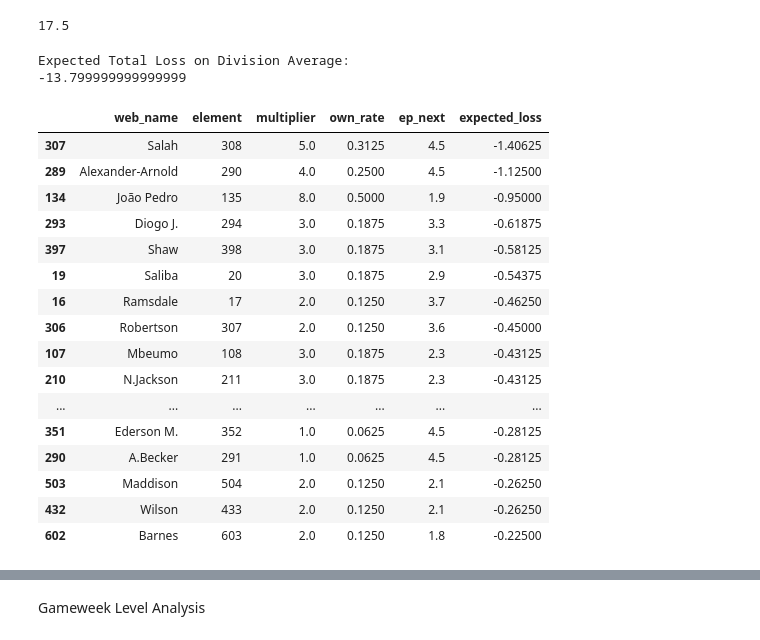
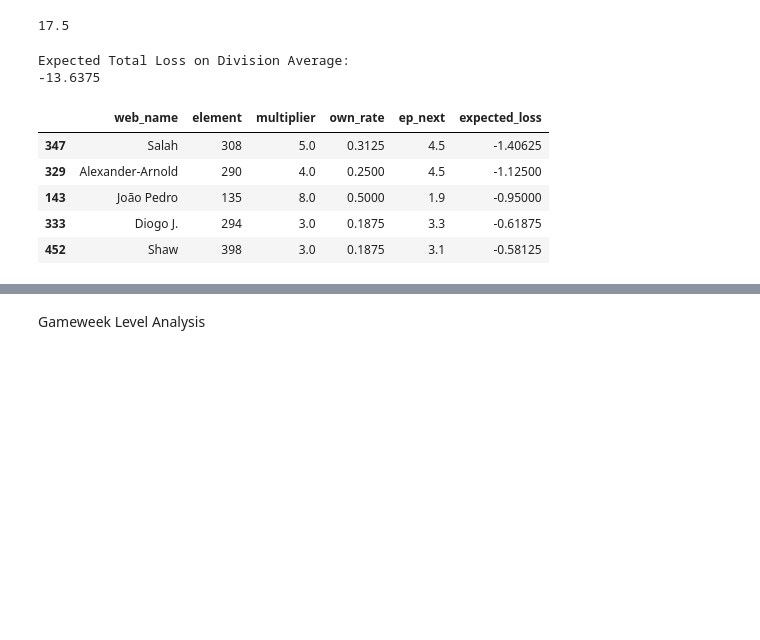
Before and after one commit to chrisimpacts/FPL-Data-Analysis, a Jupyter notebook: FPL-League-Analysis.ipynb, the cells around one changed output, grey strips where cells are left out. Saved outputs shown, nothing was run; the diff lists cells and outputs as text; code cells hidden in the pictures; blank space fills up the shorter version.

```diff
--- a/FPL-League-Analysis.ipynb
+++ b/FPL-League-Analysis.ipynb
@@ -229,0 +118,19 @@ print(alldata.shape)
+# %%
+#Insert into PSQL
+from sqlalchemy import create_engine, text
+from datetime import datetime
+import psycopg2 # python -> psql connection
+import psycopg2.extras
+
+#Import secret settings
+import CJDH_local_settings
+dbname = CJDH_local_settings.local_settings['TRDL_PSQL_Analysis']['dbname']
+user = CJDH_local_settings.local_settings['TRDL_PSQL_Analysis']['user']
+password = CJDH_local_settings.local_settings['TRDL_PSQL_Analysis']['password']
+host = "localhost"
+port = 5432
+
+#Create connection to psql via psycopg2 & sqlalchemy
+connection_string = f'postgresql+psycopg2://{user}:{password}@{host}:{port}/{dbname}'
+engine = create_engine(connection_string)
+engine.autocommit = True  # read documentation understanding when to Use & NOT use # changes will be automatically committed to the database after each statement is executed.
@@ -229,0 +163,11 @@ print(alldata.shape)
+# %%
+query = """
+        SELECT *
+        FROM player_details
+        LEFT JOIN player
+            ON player_details.element = player.id
+        ;
+        """
+with engine.connect() as conn:
+    playerdf = pd.read_sql_query(query, conn)
+playerdf.head()
@@ -249,10 +201,9 @@ ownership['own_rate'] = ownership['multiplier']/max_owns
 
 ownership.sort_values(by='own_rate', ascending=False)
 
-playerdf3 = pd.merge(playerdf2, ownership, how='outer',on='element')
-# playerdf3['expected_gain'] = playerdf3['ep_next'].astype(float)*(1-playerdf3['own_rate'])
-filtered = playerdf3['element'].isin(mypicks)
-gainpicks = playerdf3[filtered].merge(picksdf[picksdf['member']==me],how='left',on='element',suffixes=('','_myteam'))
+playerdf = pd.merge(playerdf, ownership, how='outer',on='element')
+filtered = playerdf['element'].isin(mypicks)
+gainpicks = playerdf[filtered].merge(picksdf[picksdf['member']==me],how='left',on='element',suffixes=('','_myteam'))
 gainpicks['expected_gain'] = gainpicks['ep_next'].astype(float)*(gainpicks['multiplier_myteam']-gainpicks['own_rate'])
-gainpicks[['web_name','element','multiplier','multiplier_myteam','own_rate','ep_next','expected_gain']].sort_values(by='expected_gain',ascending=False)
+gainpicks[['web_name','element','element_type','multiplier','multiplier_myteam','own_rate','ep_next','expected_gain']].sort_values(by='expected_gain',ascending=False)
 # %% [output]
@@ -280,31 +231,20 @@ Expected Total Gain on Division Average
 17.5
 # %%
 #players not in my picks
-losspicks = playerdf3[~filtered].copy().dropna(subset='multiplier')
+losspicks = playerdf[~filtered].copy().dropna(subset='multiplier')
 losspicks['expected_loss'] = losspicks['ep_next'].astype(float)*(0-losspicks['own_rate'])
 print("Expected Total Loss on Division Average: ")
 print(losspicks['expected_loss'].sum())
-losspicks[['web_name','element','multiplier','own_rate','ep_next','expected_loss']].sort_values(by='expected_loss',ascending=True).head(20)
+losspicks[['web_name','element','multiplier','own_rate','ep_next','expected_loss']].sort_values(by='expected_loss',ascending=True).head()
 # %% [output]
 Expected Total Loss on Division Average:
--13.799999999999999
+-13.6375
 |  | web_name | element | multiplier | own_rate | ep_next | expected_loss |
-| 307 | Salah | 308 | 5.0 | 0.3125 | 4.5 | -1.40625 |
-| 289 | Alexander-Arnold | 290 | 4.0 | 0.2500 | 4.5 | -1.12500 |
-| 134 | João Pedro | 135 | 8.0 | 0.5000 | 1.9 | -0.95000 |
-| 293 | Diogo J. | 294 | 3.0 | 0.1875 | 3.3 | -0.61875 |
-| 397 | Shaw | 398 | 3.0 | 0.1875 | 3.1 | -0.58125 |
-| 19 | Saliba | 20 | 3.0 | 0.1875 | 2.9 | -0.54375 |
-| 16 | Ramsdale | 17 | 2.0 | 0.1250 | 3.7 | -0.46250 |
-| 306 | Robertson | 307 | 2.0 | 0.1250 | 3.6 | -0.45000 |
-| 107 | Mbeumo | 108 | 3.0 | 0.1875 | 2.3 | -0.43125 |
-| 210 | N.Jackson | 211 | 3.0 | 0.1875 | 2.3 | -0.43125 |
-| ... | ... | ... | ... | ... | ... | ... |
-| 351 | Ederson M. | 352 | 1.0 | 0.0625 | 4.5 | -0.28125 |
-| 290 | A.Becker | 291 | 1.0 | 0.0625 | 4.5 | -0.28125 |
-| 503 | Maddison | 504 | 2.0 | 0.1250 | 2.1 | -0.26250 |
-| 432 | Wilson | 433 | 2.0 | 0.1250 | 2.1 | -0.26250 |
-| 602 | Barnes | 603 | 2.0 | 0.1250 | 1.8 | -0.22500 |
+| 347 | Salah | 308 | 5.0 | 0.3125 | 4.5 | -1.40625 |
+| 329 | Alexander-Arnold | 290 | 4.0 | 0.2500 | 4.5 | -1.12500 |
+| 143 | João Pedro | 135 | 8.0 | 0.5000 | 1.9 | -0.95000 |
+| 333 | Diogo J. | 294 | 3.0 | 0.1875 | 3.3 | -0.61875 |
+| 452 | Shaw | 398 | 3.0 | 0.1875 | 3.1 | -0.58125 |
 # %%
 print("Net Gain")
 print(round(gainpicks['expected_gain'].sum() + losspicks['expected_loss'].sum(),2))
```
Also changed, not shown: parts of 17 cells of this notebook, 8 other files.
